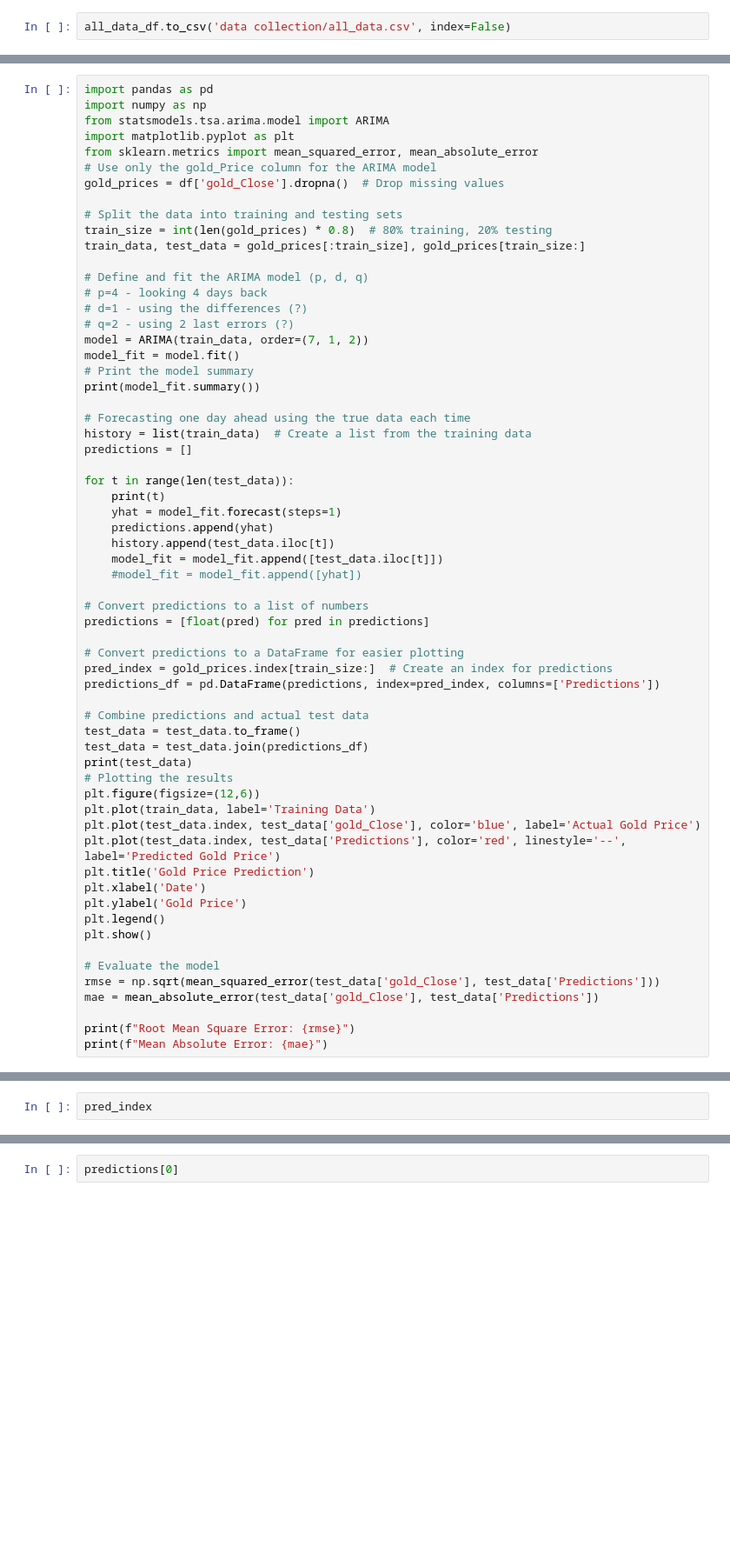
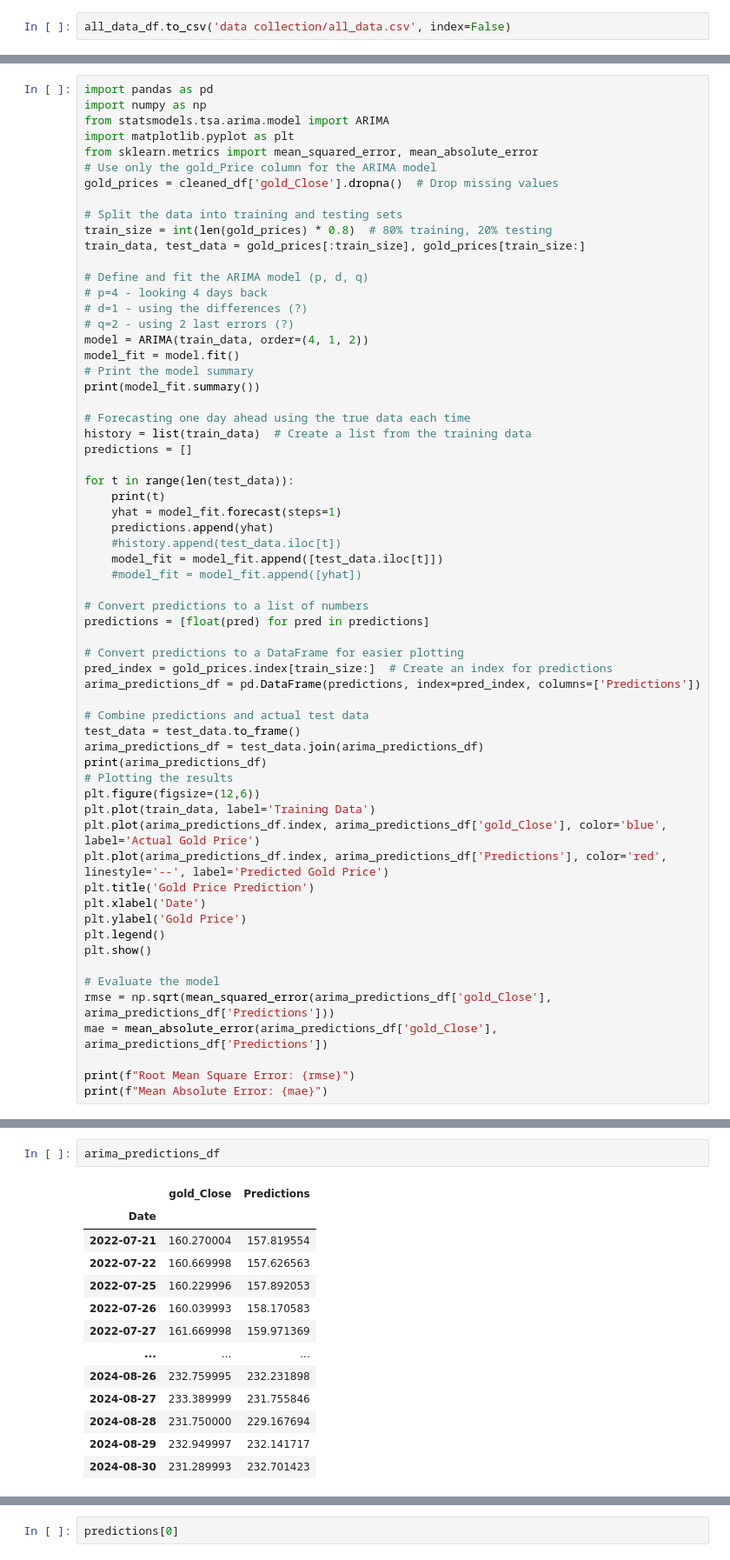
Before and after one commit to DanaMikulinsky/fintechFinalProject, a Jupyter notebook: dataExploration.ipynb, the cells around one changed output, grey strips where cells are left out. Shown at 87% size. Drawn from its saved outputs; the diff is of its cells as text; blank space fills up the shorter version.

```diff
--- a/dataExploration.ipynb
+++ b/dataExploration.ipynb
@@ -367,7 +300,7 @@ from statsmodels.tsa.arima.model import ARIMA
 import matplotlib.pyplot as plt
 from sklearn.metrics import mean_squared_error, mean_absolute_error
 # Use only the gold_Price column for the ARIMA model
-gold_prices = df['gold_Close'].dropna()  # Drop missing values
+gold_prices = cleaned_df['gold_Close'].dropna()  # Drop missing values
 
 # Split the data into training and testing sets
 train_size = int(len(gold_prices) * 0.8)  # 80% training, 20% testing
@@ -377,7 +310,7 @@ train_data, test_data = gold_prices[:train_size], gold_prices[train_size:]
 # p=4 - looking 4 days back
 # d=1 - using the differences (?)
 # q=2 - using 2 last errors (?)
-model = ARIMA(train_data, order=(7, 1, 2))
+model = ARIMA(train_data, order=(4, 1, 2))
 model_fit = model.fit()
 # Print the model summary
 print(model_fit.summary())
@@ -390,7 +323,7 @@ for t in range(len(test_data)):
     print(t)
     yhat = model_fit.forecast(steps=1)
     predictions.append(yhat)
-    history.append(test_data.iloc[t])
+    #history.append(test_data.iloc[t])
     model_fit = model_fit.append([test_data.iloc[t]])
     #model_fit = model_fit.append([yhat])
 
@@ -399,17 +332,17 @@ predictions = [float(pred) for pred in predictions]
 
 # Convert predictions to a DataFrame for easier plotting
 pred_index = gold_prices.index[train_size:]  # Create an index for predictions
-predictions_df = pd.DataFrame(predictions, index=pred_index, columns=['Predictions'])
+arima_predictions_df = pd.DataFrame(predictions, index=pred_index, columns=['Predictions'])
 
 # Combine predictions and actual test data
 test_data = test_data.to_frame()
-test_data = test_data.join(predictions_df)
-print(test_data)
+arima_predictions_df = test_data.join(arima_predictions_df)
+print(arima_predictions_df)
 # Plotting the results
 plt.figure(figsize=(12,6))
 plt.plot(train_data, label='Training Data')
-plt.plot(test_data.index, test_data['gold_Close'], color='blue', label='Actual Gold Price')
-plt.plot(test_data.index, test_data['Predictions'], color='red', linestyle='--', label='Predicted Gold Price')
+plt.plot(arima_predictions_df.index, arima_predictions_df['gold_Close'], color='blue', label='Actual Gold Price')
+plt.plot(arima_predictions_df.index, arima_predictions_df['Predictions'], color='red', linestyle='--', label='Predicted Gold Price')
 plt.title('Gold Price Prediction')
 plt.xlabel('Date')
 plt.ylabel('Gold Price')
@@ -417,8 +350,8 @@ plt.legend()
 plt.show()
 
 # Evaluate the model
-rmse = np.sqrt(mean_squared_error(test_data['gold_Close'], test_data['Predictions']))
-mae = mean_absolute_error(test_data['gold_Close'], test_data['Predictions'])
+rmse = np.sqrt(mean_squared_error(arima_predictions_df['gold_Close'], arima_predictions_df['Predictions']))
+mae = mean_absolute_error(arima_predictions_df['gold_Close'], arima_predictions_df['Predictions'])
 
 print(f"Root Mean Square Error: {rmse}")
 print(f"Mean Absolute Error: {mae}")
@@ -450,3 +508,16 @@ Root Mean Squared Error (RMSE): 1.635357918772382
 # %%
-pred_index
+arima_predictions_df
 # %% [output]
+|  | gold_Close | Predictions |
+| Date |  |  |
+| 2022-07-21 | 160.270004 | 157.819554 |
+| 2022-07-22 | 160.669998 | 157.626563 |
+| 2022-07-25 | 160.229996 | 157.892053 |
+| 2022-07-26 | 160.039993 | 158.170583 |
+| 2022-07-27 | 161.669998 | 159.971369 |
+| ... | ... | ... |
+| 2024-08-26 | 232.759995 | 232.231898 |
+| 2024-08-27 | 233.389999 | 231.755846 |
+| 2024-08-28 | 231.750000 | 229.167694 |
+| 2024-08-29 | 232.949997 | 232.141717 |
+| 2024-08-30 | 231.289993 | 232.701423 |
```
Also changed, not shown: parts of 31 cells of this notebook.
